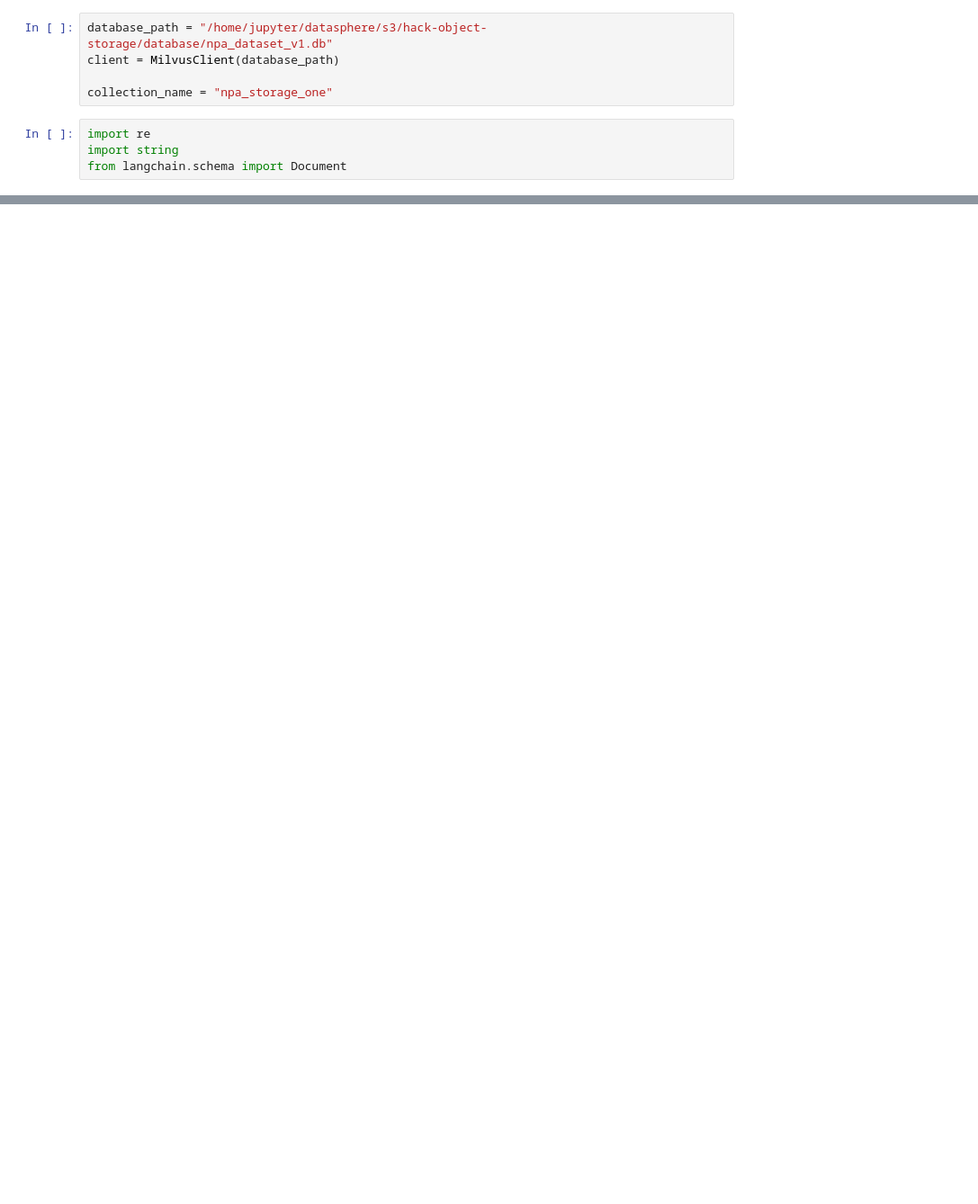
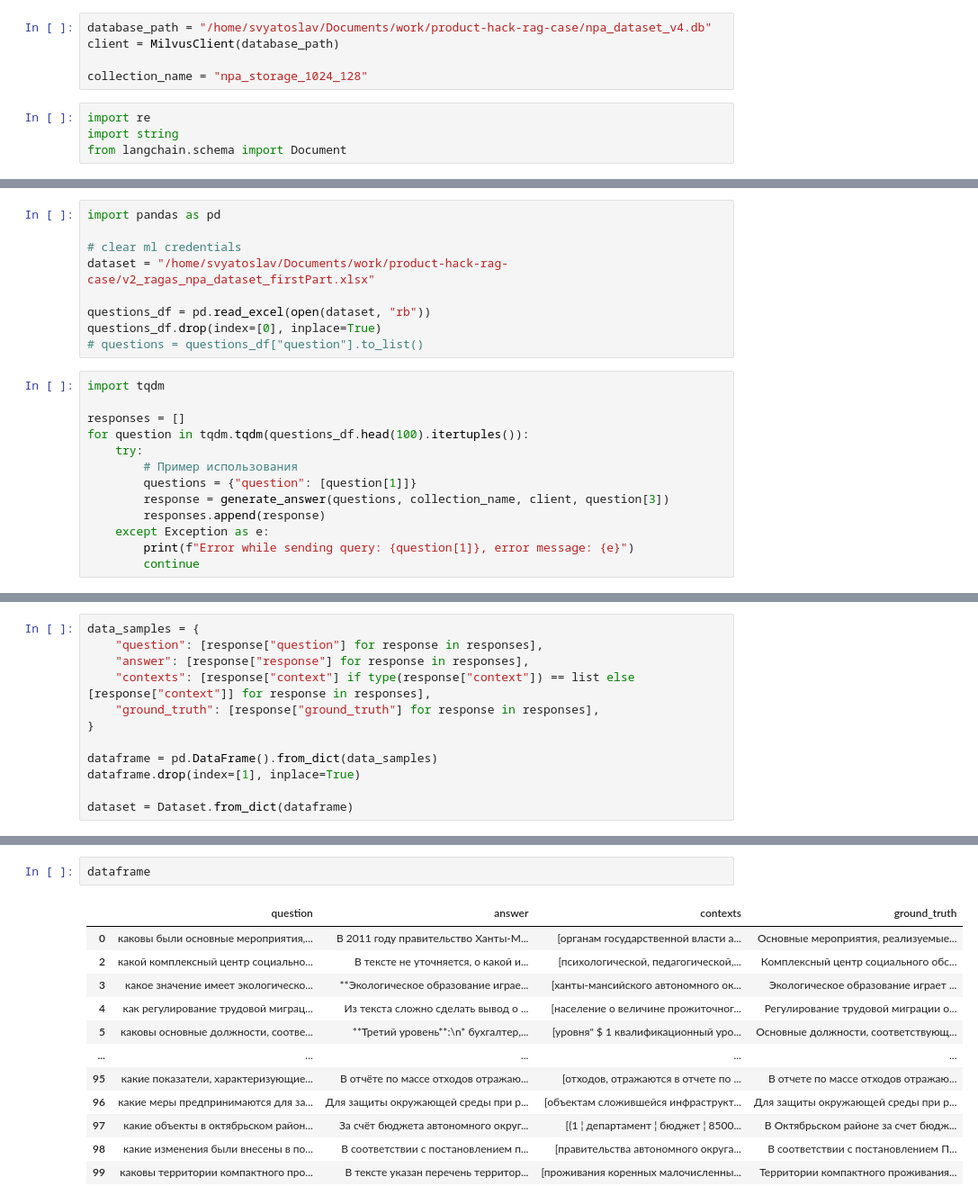
Before and after one commit to svyatocheck/product-hack-rag-case, a Jupyter notebook: experiments/npa_rag_prototype.ipynb, the cells around one changed output, grey strips where cells are left out. Shown: that part at 90% size. Drawn from its saved outputs; the diff is of its cells as text; blank space fills up the shorter version.

```diff
--- a/experiments/npa_rag_prototype.ipynb
+++ b/experiments/npa_rag_prototype.ipynb
@@ -172,10 +292,10 @@ chain = langchain.chains.combine_documents.stuff.StuffDocumentsChain(
 # %%
 from pymilvus import MilvusClient
 # %%
-database_path = "/home/jupyter/datasphere/s3/hack-object-storage/database/npa_dataset_v1.db"
+database_path = "/home/svyatoslav/Documents/work/product-hack-rag-case/npa_dataset_v4.db"
 client = MilvusClient(database_path)
 
-collection_name = "npa_storage_one"
+collection_name = "npa_storage_1024_128"
 # %%
 import re
 import string
@@ -258,0 +378,22 @@ generate_answer(questions, collection_name, client)
+# %%
+import pandas as pd
+
+# clear ml credentials
+dataset = "/home/svyatoslav/Documents/work/product-hack-rag-case/v2_ragas_npa_dataset_firstPart.xlsx"
+
+questions_df = pd.read_excel(open(dataset, "rb"))
+questions_df.drop(index=[0], inplace=True)
+# questions = questions_df["question"].to_list()
+# %%
+import tqdm
+
+responses = []
+for question in tqdm.tqdm(questions_df.head(100).itertuples()):
+    try:
+        # Пример использования
+        questions = {"question": [question[1]]}
+        response = generate_answer(questions, collection_name, client, question[3])
+        responses.append(response)
+    except Exception as e:
+        print(f"Error while sending query: {question[1]}, error message: {e}")
+        continue
@@ -258,0 +539,12 @@ generate_answer(questions, collection_name, client)
+# %%
+data_samples = {
+    "question": [response["question"] for response in responses],
+    "answer": [response["response"] for response in responses],
+    "contexts": [response["context"] if type(response["context"]) == list else [response["context"]] for response in responses],
+    "ground_truth": [response["ground_truth"] for response in responses],
+}
+
+dataframe = pd.DataFrame().from_dict(data_samples)
+dataframe.drop(index=[1], inplace=True)
+
+dataset = Dataset.from_dict(dataframe)
@@ -258,0 +601,15 @@ generate_answer(questions, collection_name, client)
+# %%
+dataframe
+# %% [output]
+|  | question | answer | contexts | ground_truth |
+| 0 | каковы были основные мероприятия,... | В 2011 году правительство Ханты-М... | [органам государственной власти а... | Основные мероприятия, реализуемые... |
+| 2 | какой комплексный центр социально... | В тексте не уточняется, о какой и... | [психологической, педагогической,... | Комплексный центр социального обс... |
+| 3 | какое значение имеет экологическо... | **Экологическое образование играе... | [ханты-мансийского автономного ок... | Экологическое образование играет ... |
+| 4 | как регулирование трудовой миграц... | Из текста сложно сделать вывод о ... | [население о величине прожиточног... | Регулирование трудовой миграции о... |
+| 5 | каковы основные должности, соотве... | **Третий уровень**:\n* бухгалтер,... | [уровня" $ 1 квалификационный уро... | Основные должности, соответствующ... |
+| ... | ... | ... | ... | ... |
+| 95 | какие показатели, характеризующие... | В отчёте по массе отходов отражаю... | [отходов, отражаются в отчете по ... | В отчете по массе отходов отражаю... |
+| 96 | какие меры предпринимаются для за... | Для защиты окружающей среды при р... | [объектам сложившейся инфраструкт... | Для защиты окружающей среды при р... |
+| 97 | какие объекты в октябрьском район... | За счёт бюджета автономного округ... | [(1 ¦ департамент ¦ бюджет ¦ 8500... | В Октябрьском районе за счет бюдж... |
+| 98 | какие изменения были внесены в по... | В соответствии с постановлением п... | [правительства автономного округа... | В соответствии с постановлением П... |
+| 99 | каковы территории компактного про... | В тексте указан перечень территор... | [проживания коренных малочисленны... | Территории компактного проживания... |
```
Also changed, not shown: parts of 17 cells of this notebook, 28 other files.
